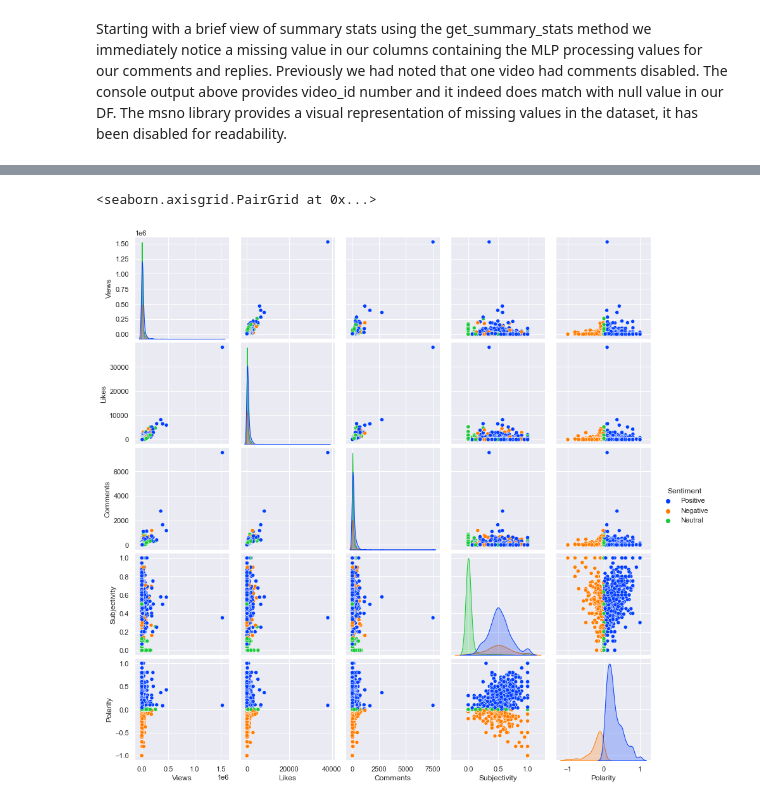
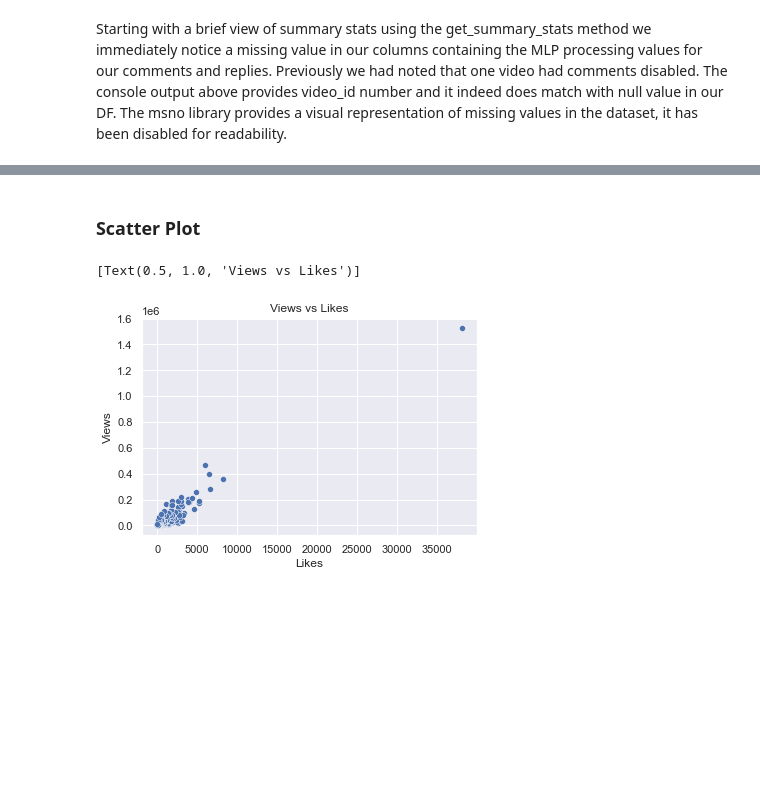
Before and after one commit to jab9k2/Youtube-API, a Jupyter notebook: main.ipynb, the cells around one changed output, grey strips where cells are left out. Saved outputs shown, nothing was run; the diff lists cells and outputs as text; code cells hidden in the pictures; blank space fills up the shorter version.

Commit message:
Finished plots and writeup

```diff
--- a/main.ipynb
+++ b/main.ipynb
@@ -74,4 +93,4 @@ def fetch_playlist_id(CHANNEL_ID):
 
     return data['playlist_id']
 # %%
-playlist_id = fetch_playlist_id(youtube, CHANNEL_ID)
+playlist_id = fetch_playlist_id(CHANNEL_ID)
@@ -138,5 +151,5 @@ def get_video_ids(playlist_id):
 
     return video_ids
 # %%
-video_ids = get_video_ids(youtube, playlist_id)
+video_ids = get_video_ids(playlist_id)
 # %% [markdown]
@@ -223,7 +236,7 @@ def fetch_all_comments(video_ids):
             if counter < len(video_ids):
                 x = get_comments(i)
                 counter += 1
-                if counter%50 == 0:
+                #if counter%50 == 0:
                     #print(counter)
                 all_comments[i] = x[i]
 
@@ -351,5 +348,5 @@ def get_video_details(video_ids):
 
     return all_video_stats
 # %%
-video_details = get_video_details(youtube, video_ids)
+video_details = get_video_details(video_ids)
 # %% [markdown]
@@ -416,6 +413,7 @@ df_main[df_main['Subjectivity'].isnull()]
+# %% [markdown]
+### Scatter Plot <a class="anchor" id="Scatter_Plot"></a>
 # %%
-sns.color_palette("muted")
-sns.pairplot(df_main, hue ='Sentiment')
+sns.scatterplot(x = 'Likes', y = 'Views', data = df_main).set(title='Views vs Likes')
 # %% [output]
-<seaborn.axisgrid.PairGrid at 0x...>
+[Text(0.5, 1.0, 'Views vs Likes')]
-[figure, old version]
+[figure, new version]
```
Also changed, not shown: parts of 58 cells of this notebook, 1 other file.
